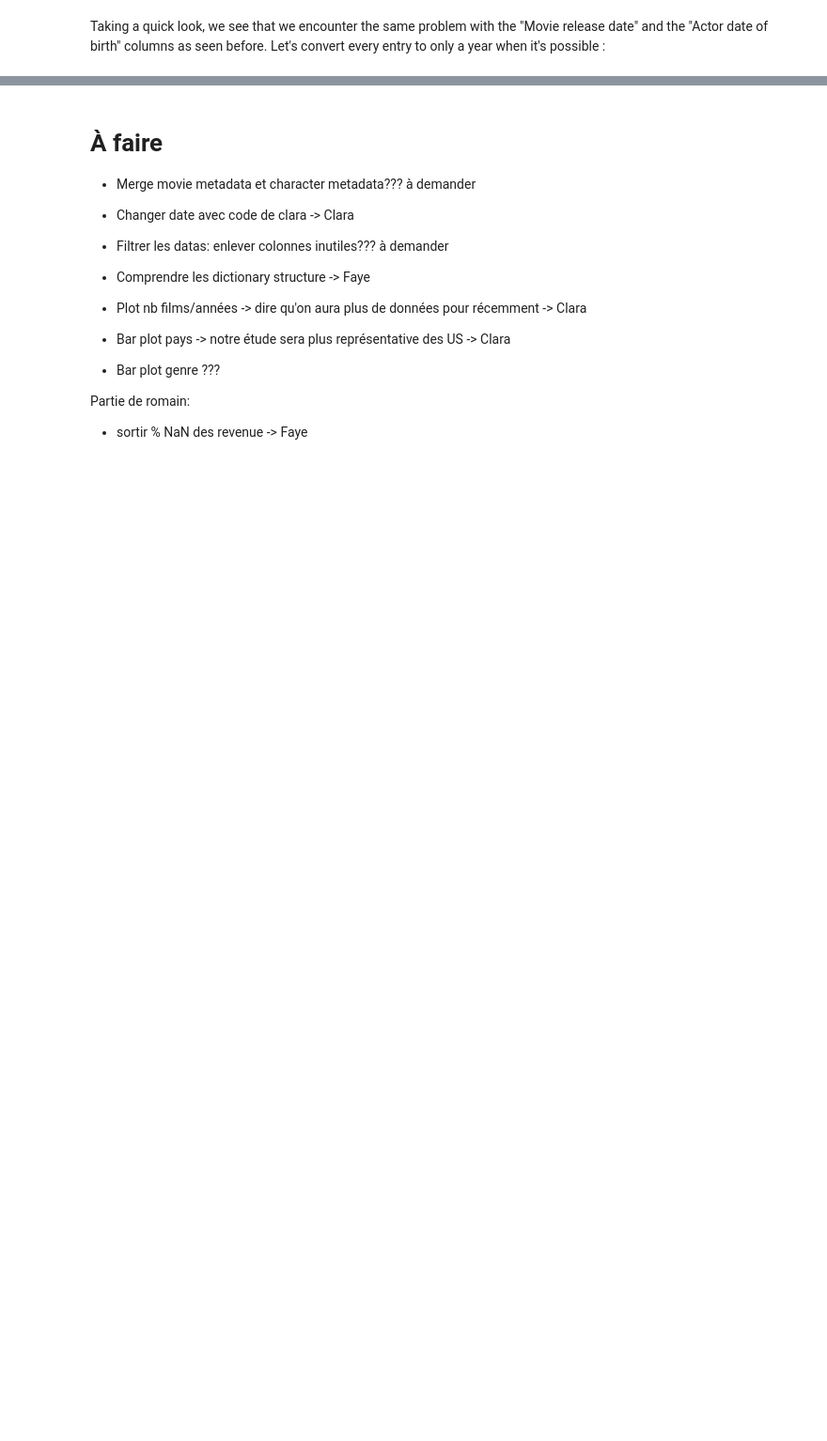
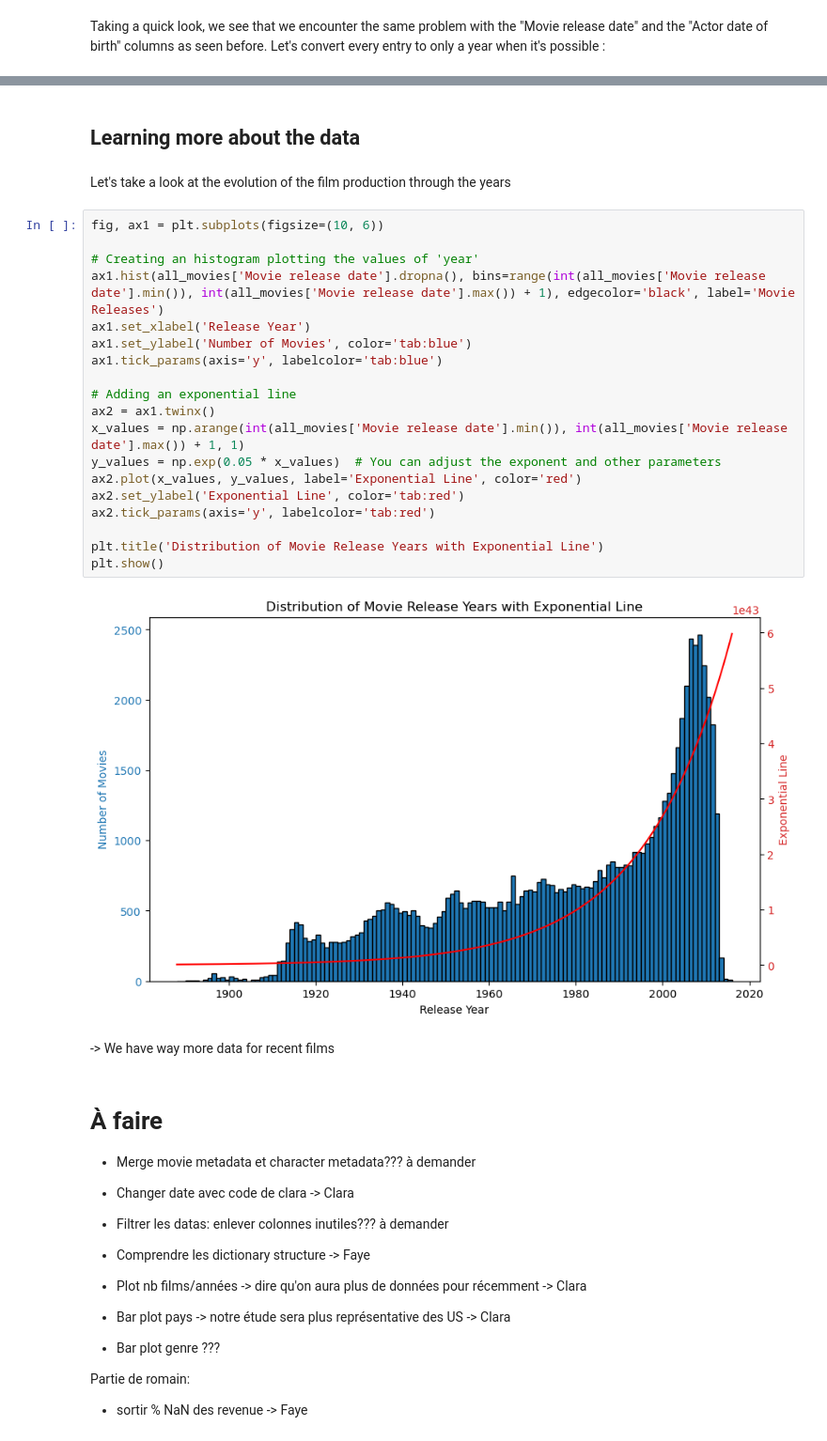
Before and after one commit to epfl-ada/ada-2023-project-workingteam2023, a Jupyter notebook: exploration/main.ipynb, the cells around one changed output, grey strips where cells are left out. Shown at 94% size. Saved outputs shown, nothing was run; the diff lists cells and outputs as text; blank space fills up the shorter version.

```diff
--- a/exploration/main.ipynb
+++ b/exploration/main.ipynb
@@ -187,3 +269,30 @@ character_metadata.sample(10)
+# %% [markdown]
+## Learning more about the data
+# %% [markdown]
+Let's take a look at the evolution of the film production through the years
+# %%
+fig, ax1 = plt.subplots(figsize=(10, 6))
+
+# Creating an histogram plotting the values of 'year'
+ax1.hist(all_movies['Movie release date'].dropna(), bins=range(int(all_movies['Movie release date'].min()), int(all_movies['Movie release date'].max()) + 1), edgecolor='black', label='Movie Releases')
+ax1.set_xlabel('Release Year')
+ax1.set_ylabel('Number of Movies', color='tab:blue')
+ax1.tick_params(axis='y', labelcolor='tab:blue')
+
+# Adding an exponential line
+ax2 = ax1.twinx()
+x_values = np.arange(int(all_movies['Movie release date'].min()), int(all_movies['Movie release date'].max()) + 1, 1)
+y_values = np.exp(0.05 * x_values)  # You can adjust the exponent and other parameters
+ax2.plot(x_values, y_values, label='Exponential Line', color='red')
+ax2.set_ylabel('Exponential Line', color='tab:red')
+ax2.tick_params(axis='y', labelcolor='tab:red')
+
+plt.title('Distribution of Movie Release Years with Exponential Line')
+plt.show()
+# %% [output]
+[figure, added]
+# %% [markdown]
+-> We have way more data for recent films
 # %% [markdown]
 # À faire
 
```
Also changed, not shown: parts of 15 cells of this notebook.
